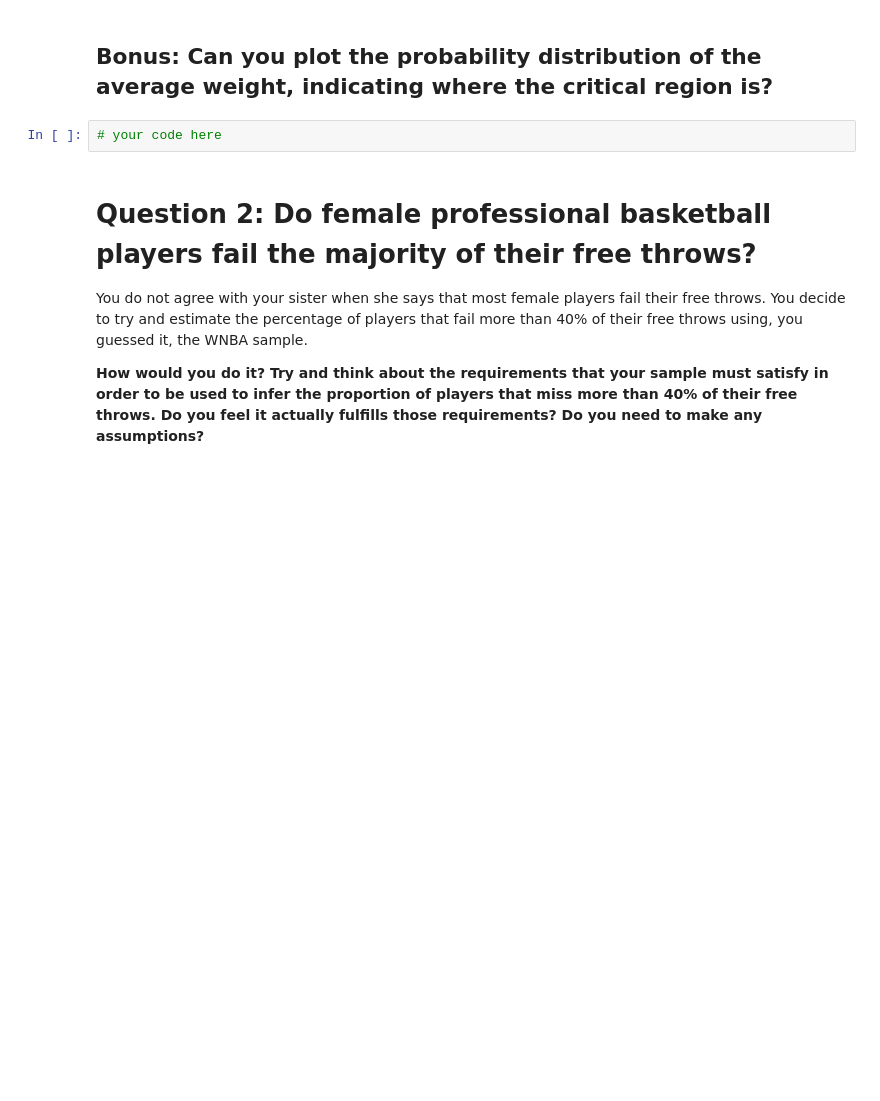
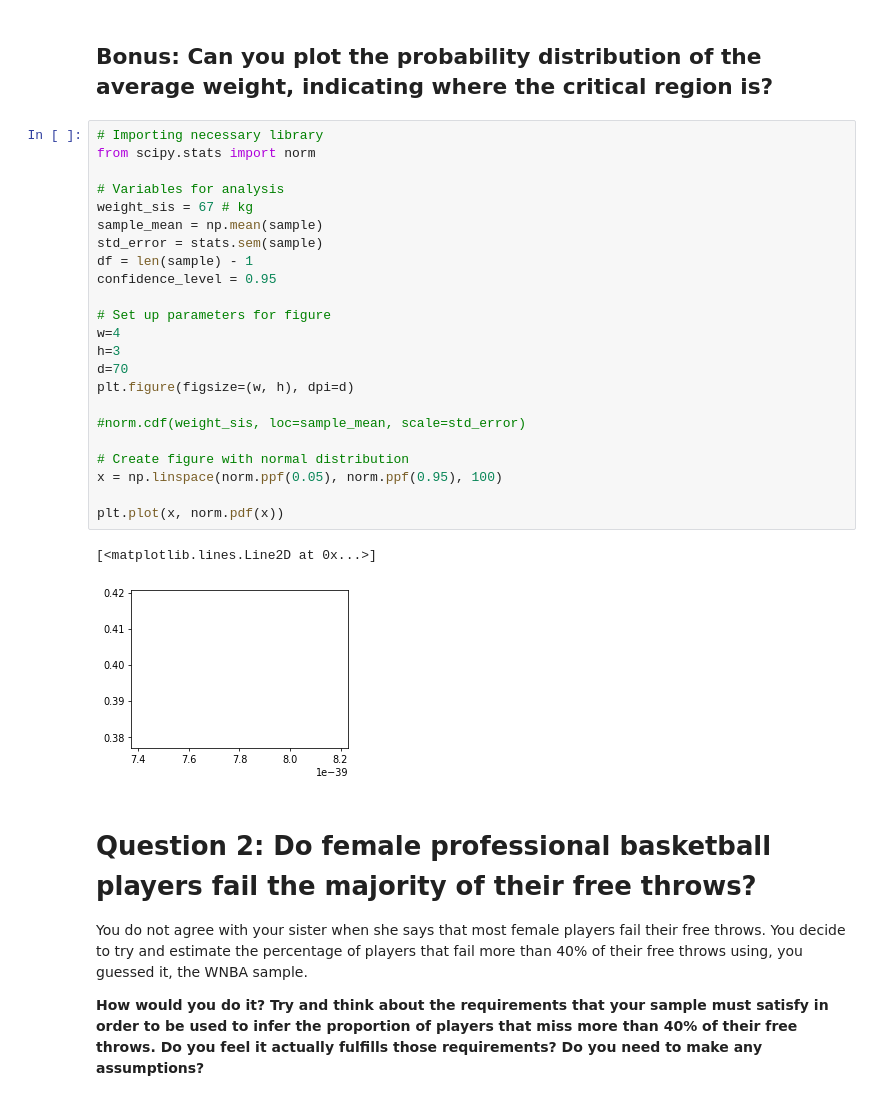
Before and after one commit to PatrickColijn/dataV2-labs, a Jupyter notebook: module-2/M2-mini-project2/your-code/3.-Inferential-Analysis.ipynb, the cells around one changed output. Cells and saved outputs as stored; diff of their text form; blank space fills up the shorter version.

```diff
--- a/module-2/M2-mini-project2/your-code/3.-Inferential-Analysis.ipynb
+++ b/module-2/M2-mini-project2/your-code/3.-Inferential-Analysis.ipynb
@@ -108,8 +108,32 @@ range of the population mean and not the individual case of the sister.
 "\nThis doesn't say much about the assumption of the grandmother due to the fact that we are dealing with the \nrange of the population mean and not the individual case of the sister.\n"
 # %% [markdown]
 ## Bonus: Can you plot the probability distribution of the average weight, indicating where the critical region is?
-# %%
-# your code here
+# %%
+# Importing necessary library
+from scipy.stats import norm
+
+# Variables for analysis
+weight_sis = 67 # kg
+sample_mean = np.mean(sample)
+std_error = stats.sem(sample)
+df = len(sample) - 1
+confidence_level = 0.95
+
+# Set up parameters for figure
+w=4
+h=3
+d=70
+plt.figure(figsize=(w, h), dpi=d)
+
+#norm.cdf(weight_sis, loc=sample_mean, scale=std_error)
+
+# Create figure with normal distribution
+x = np.linspace(norm.ppf(0.05), norm.ppf(0.95), 100)
+
+plt.plot(x, norm.pdf(x))
+# %% [output]
+[<matplotlib.lines.Line2D at 0x...>]
+[figure, added]
 # %% [markdown]
 # Question 2: Do female professional basketball players fail the majority of their free throws?
 
```
Also changed, not shown: parts of 12 cells of this notebook, 9 other files.
